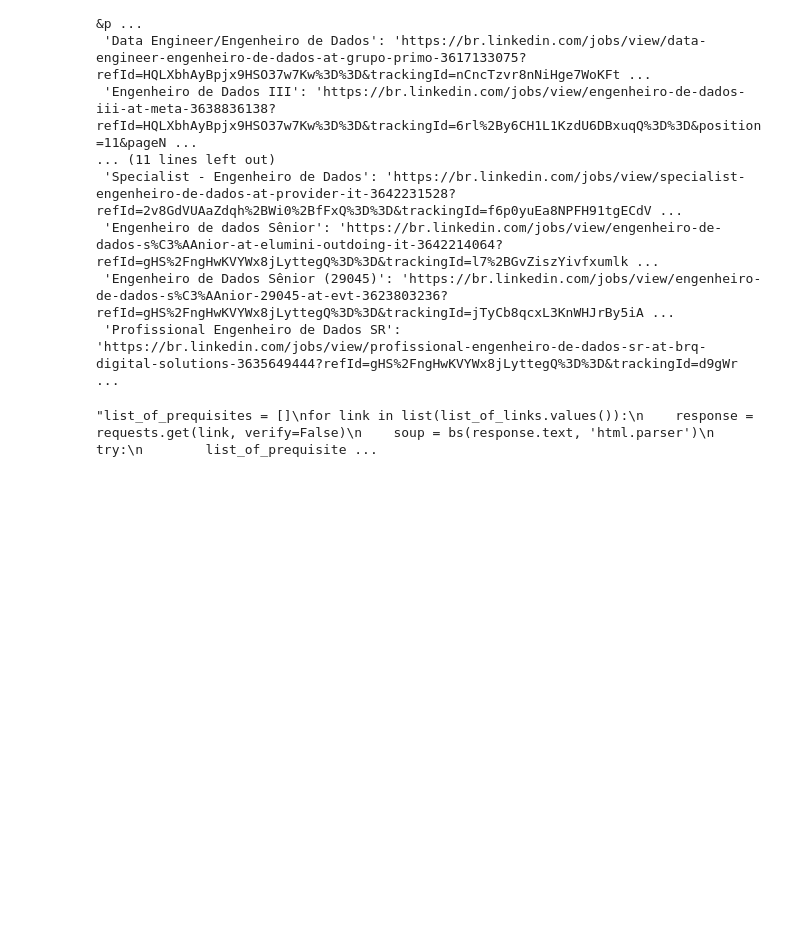
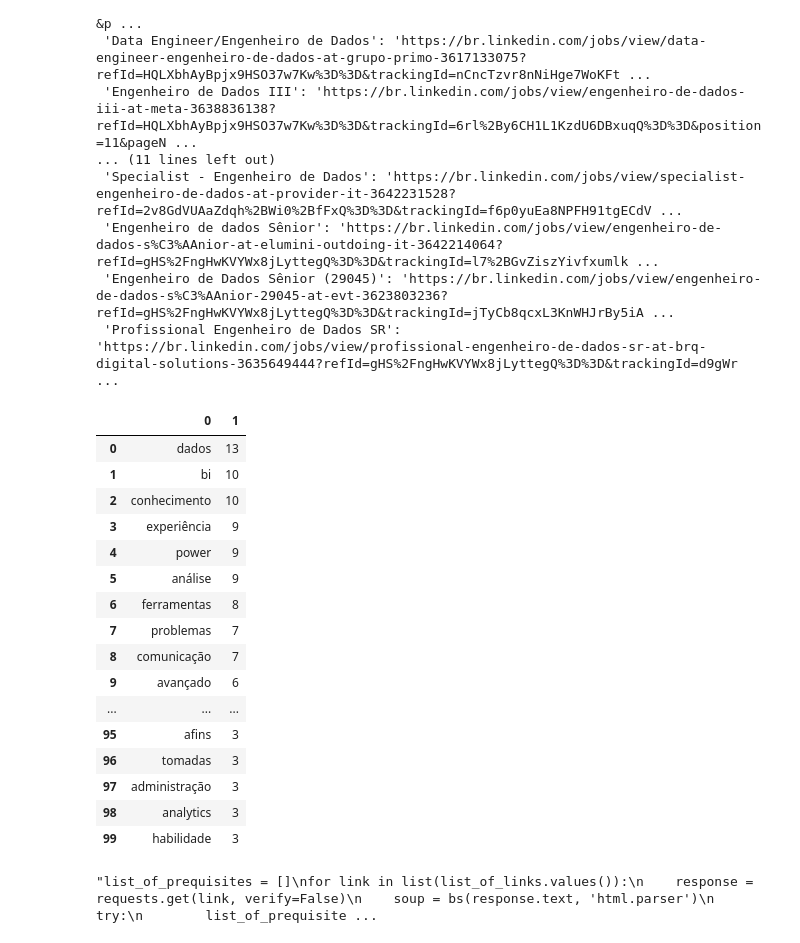
Before and after one commit to leonardosantana55/Most-Required-Job-Skills, a Jupyter notebook: scrapping.ipynb, the cells around one changed output. Saved outputs shown, nothing was run; the diff lists cells and outputs as text; code cells hidden in the pictures; blank space fills up the shorter version.

```diff
--- a/scrapping.ipynb
+++ b/scrapping.ipynb
@@ -70,3 +123,23 @@ list_of_links
+# %%
+get_dataframe(get_jobs_links('analista de dados'))
+# %% [output]
+|  | 0 | 1 |
+| 0 | dados | 13 |
+| 1 | bi | 10 |
+| 2 | conhecimento | 10 |
+| 3 | experiência | 9 |
+| 4 | power | 9 |
+| 5 | análise | 9 |
+| 6 | ferramentas | 8 |
+| 7 | problemas | 7 |
+| 8 | comunicação | 7 |
+| 9 | avançado | 6 |
+| ... | ... | ... |
+| 95 | afins | 3 |
+| 96 | tomadas | 3 |
+| 97 | administração | 3 |
+| 98 | analytics | 3 |
+| 99 | habilidade | 3 |
 # %%
 """list_of_prequisites = []
 for link in list(list_of_links.values()):
```
Also changed, not shown: parts of 6 cells of this notebook, 3 other files.
